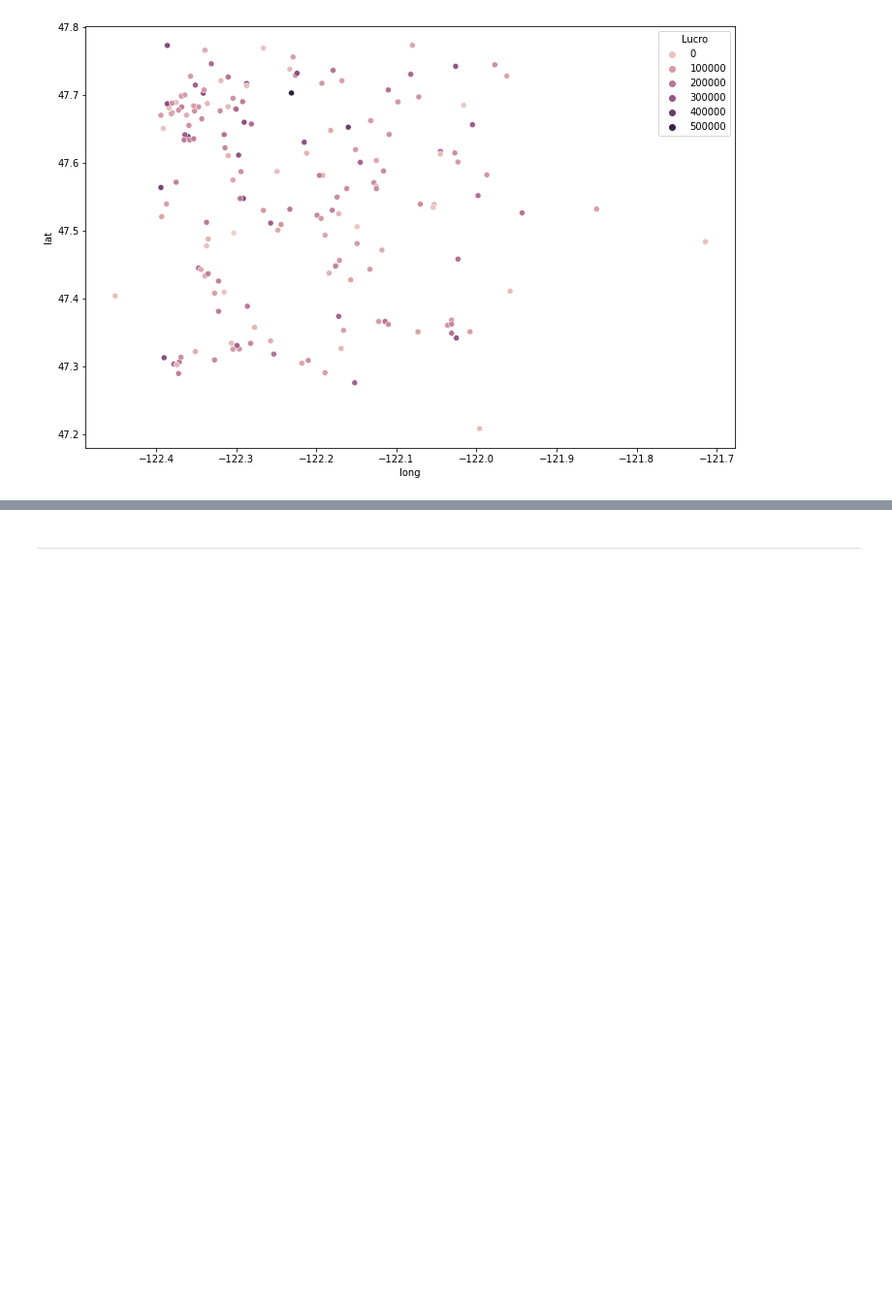
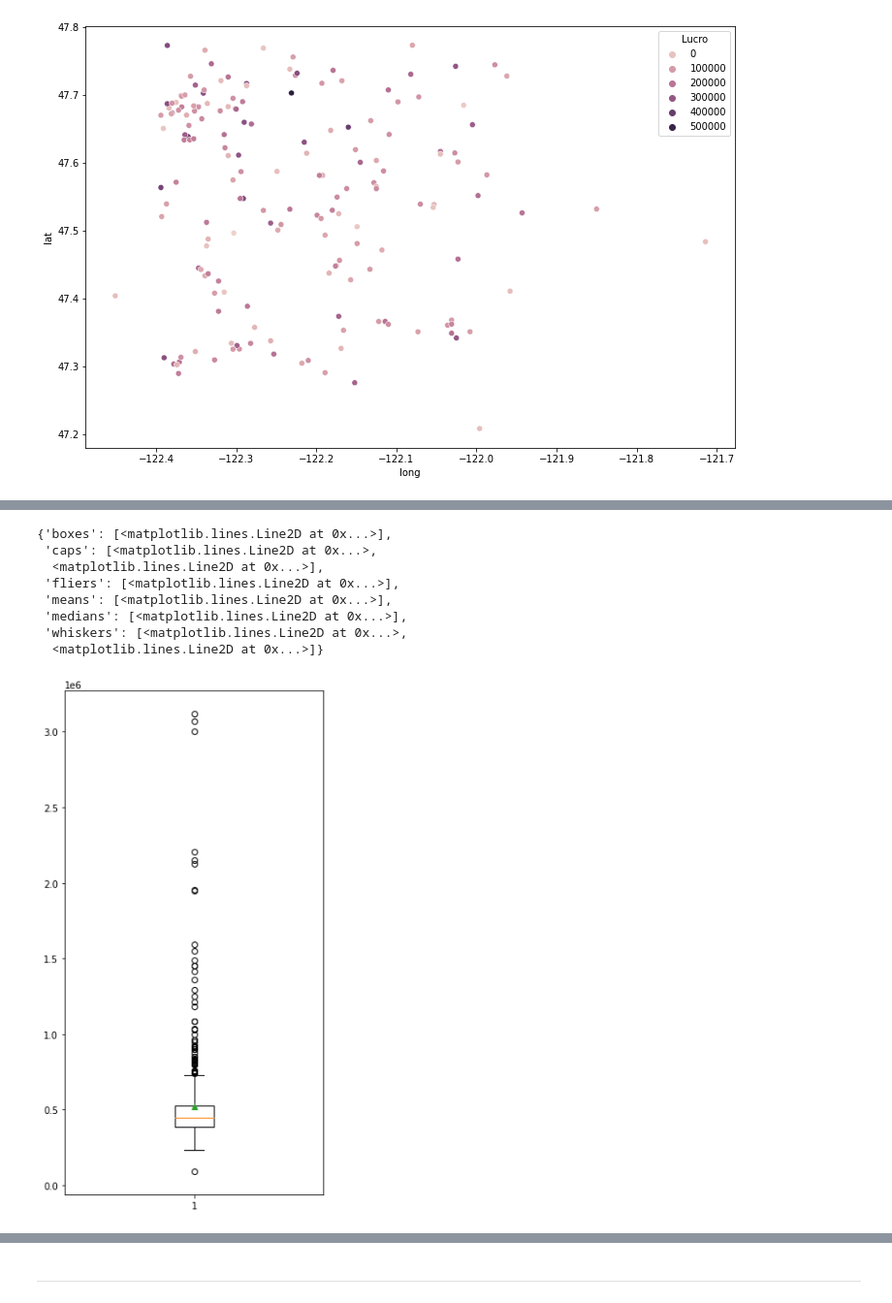
Before and after one commit to grupo21dex/deliverable-1, a Jupyter notebook: Deliverable_1_grupo_21.ipynb, the cells around one changed output, grey strips where cells are left out. Shown at 97% size. Drawn from its saved outputs; the diff is of its cells as text; code cells hidden in the pictures; blank space fills up the shorter version.

```diff
--- a/Deliverable_1_grupo_21.ipynb
+++ b/Deliverable_1_grupo_21.ipynb
@@ -344,0 +366,3 @@ sns.heatmap(df_lucro.drop(['id','zipcode','lat','long','Ano da Venda','Mês da V
+# %%
+df_lucro[df_lucro['zipcode'] == 98034]
+df_top = df_lucro[df_lucro['zipcode'] == 98034].copy()
@@ -344,0 +392,13 @@ sns.heatmap(df_lucro.drop(['id','zipcode','lat','long','Ano da Venda','Mês da V
+# %%
+fig = plt.figure(figsize=(5,10))
+plt.boxplot(df_top['price'],showmeans=True)
+# %% [output]
+{'boxes': [<matplotlib.lines.Line2D at 0x...>],
+ 'caps': [<matplotlib.lines.Line2D at 0x...>,
+  <matplotlib.lines.Line2D at 0x...>],
+ 'fliers': [<matplotlib.lines.Line2D at 0x...>],
+ 'means': [<matplotlib.lines.Line2D at 0x...>],
+ 'medians': [<matplotlib.lines.Line2D at 0x...>],
+ 'whiskers': [<matplotlib.lines.Line2D at 0x...>,
+  <matplotlib.lines.Line2D at 0x...>]}
+[figure, added]
```
Also changed, not shown: parts of 19 cells of this notebook.
